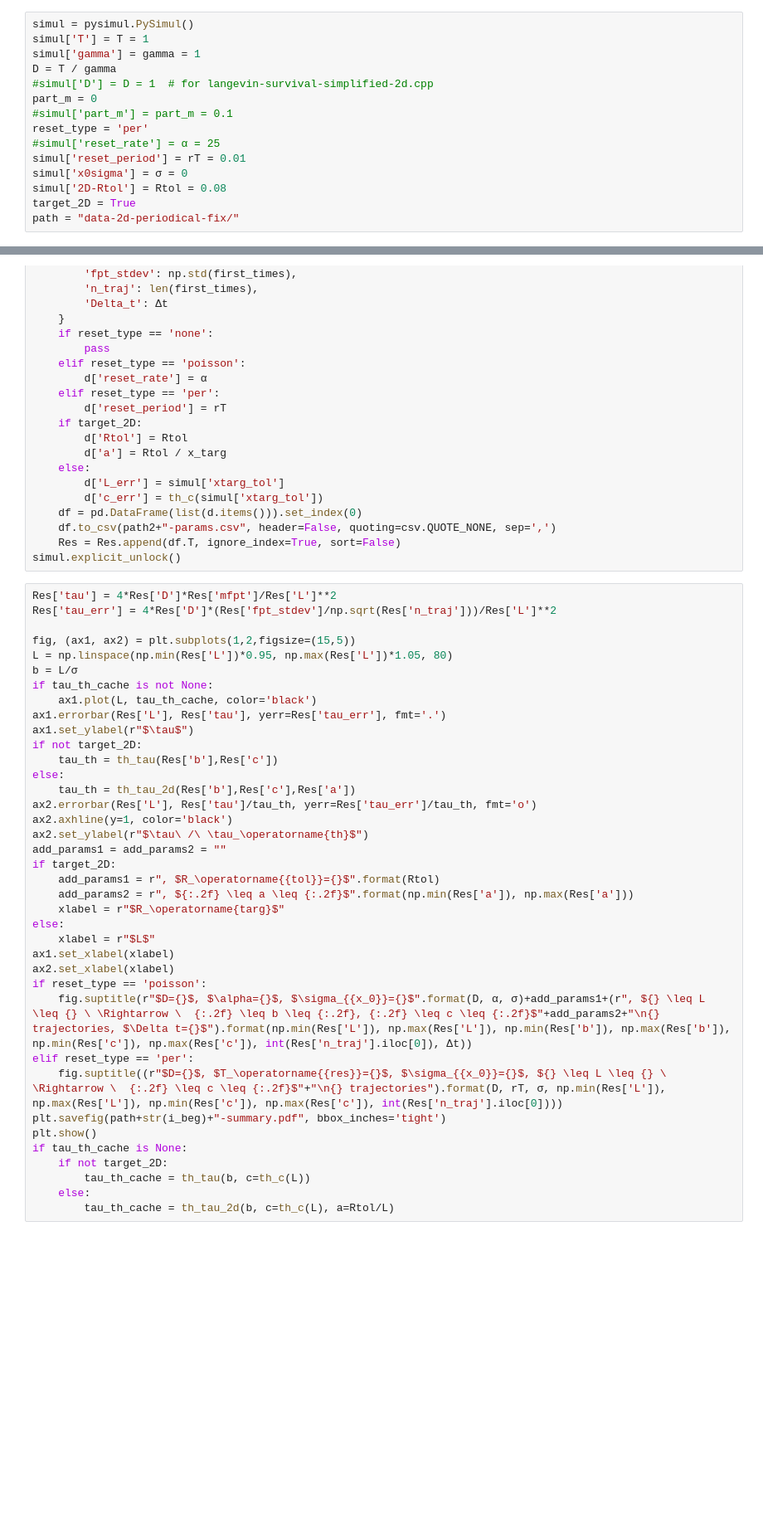
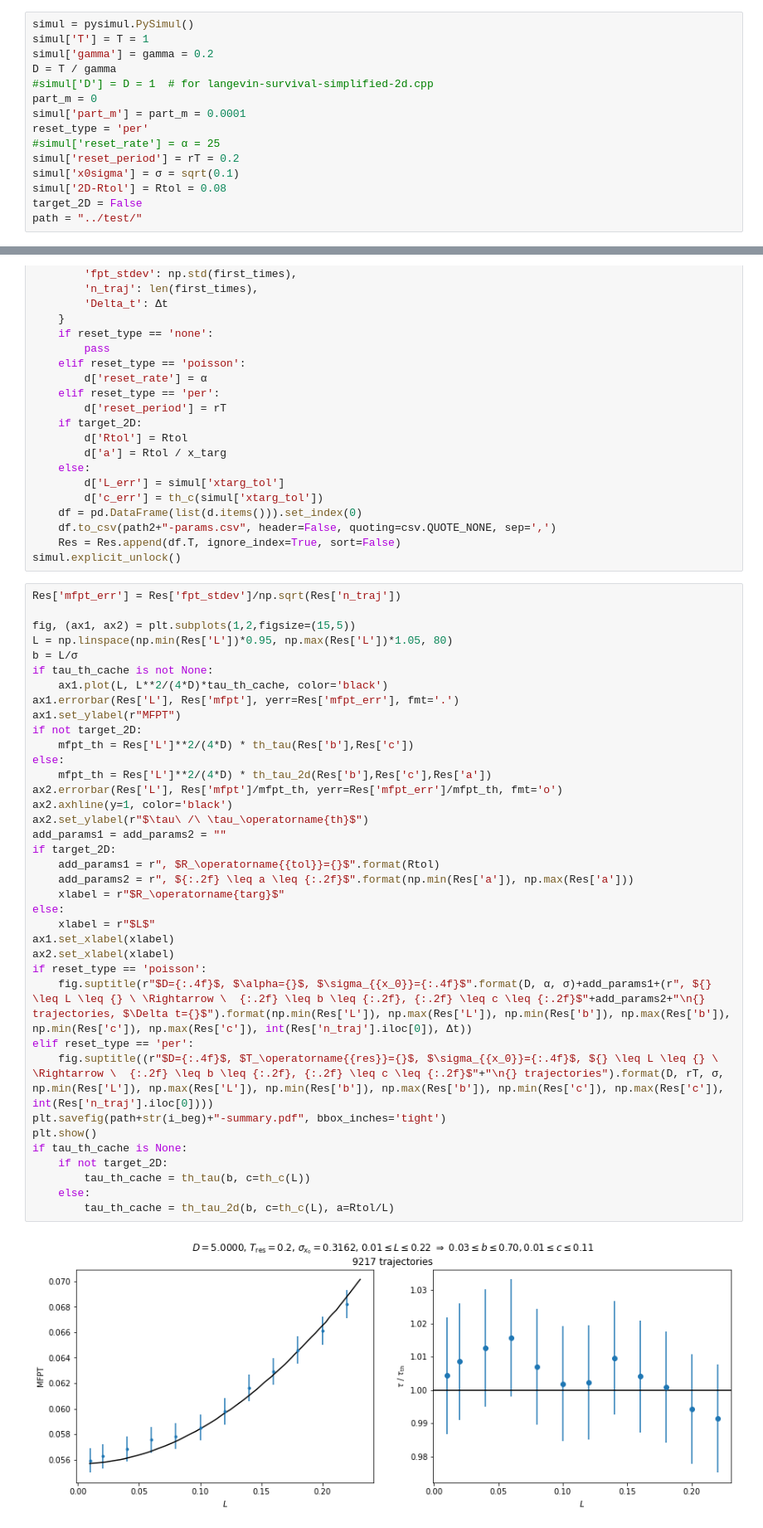
Before and after one commit to xif-fr/BrownianMotion, a Jupyter notebook: langevin-mfpt/langevin-ft-automated.ipynb, the cells around one changed output, grey strips where cells are left out. Shown at 83% size. Saved outputs shown, nothing was run; the diff lists cells and outputs as text; blank space fills up the shorter version.

Commit message:
langevin-ft-automated: experimental data version, comments

```diff
--- a/langevin-mfpt/langevin-ft-automated.ipynb
+++ b/langevin-mfpt/langevin-ft-automated.ipynb
@@ -21,18 +31,18 @@ from math import *
 # %%
 simul = pysimul.PySimul()
 simul['T'] = T = 1
-simul['gamma'] = gamma = 1
+simul['gamma'] = gamma = 0.2
 D = T / gamma
 #simul['D'] = D = 1  # for langevin-survival-simplified-2d.cpp
 part_m = 0
-#simul['part_m'] = part_m = 0.1
+simul['part_m'] = part_m = 0.0001
 reset_type = 'per'
 #simul['reset_rate'] = α = 25
-simul['reset_period'] = rT = 0.01
-simul['x0sigma'] = σ = 0
+simul['reset_period'] = rT = 0.2
+simul['x0sigma'] = σ = sqrt(0.1)
 simul['2D-Rtol'] = Rtol = 0.08
-target_2D = True
-path = "data-2d-periodical-fix/"
+target_2D = False
+path = "../test/"
 # %%
 if reset_type == 'none':
     th_fpt_distrib = None # TODO
@@ -109,43 +123,44 @@ for i in range(len(first_times_xtarg)):
     Res = Res.append(df.T, ignore_index=True, sort=False)
 simul.explicit_unlock()
 # %%
-Res['tau'] = 4*Res['D']*Res['mfpt']/Res['L']**2
-Res['tau_err'] = 4*Res['D']*(Res['fpt_stdev']/np.sqrt(Res['n_traj']))/Res['L']**2
+Res['mfpt_err'] = Res['fpt_stdev']/np.sqrt(Res['n_traj'])
 
 fig, (ax1, ax2) = plt.subplots(1,2,figsize=(15,5))
 L = np.linspace(np.min(Res['L'])*0.95, np.max(Res['L'])*1.05, 80)
 b = L/σ
 if tau_th_cache is not None:
-    ax1.plot(L, tau_th_cache, color='black')
-ax1.errorbar(Res['L'], Res['tau'], yerr=Res['tau_err'], fmt='.')
-ax1.set_ylabel(r"$\tau$")
+    ax1.plot(L, L**2/(4*D)*tau_th_cache, color='black')
+ax1.errorbar(Res['L'], Res['mfpt'], yerr=Res['mfpt_err'], fmt='.')
+ax1.set_ylabel(r"MFPT")
 if not target_2D:
-    tau_th = th_tau(Res['b'],Res['c'])
+    mfpt_th = Res['L']**2/(4*D) * th_tau(Res['b'],Res['c'])
 else:
-    tau_th = th_tau_2d(Res['b'],Res['c'],Res['a'])
-ax2.errorbar(Res['L'], Res['tau']/tau_th, yerr=Res['tau_err']/tau_th, fmt='o')
+    mfpt_th = Res['L']**2/(4*D) * th_tau_2d(Res['b'],Res['c'],Res['a'])
+ax2.errorbar(Res['L'], Res['mfpt']/mfpt_th, yerr=Res['mfpt_err']/mfpt_th, fmt='o')
 ax2.axhline(y=1, color='black')
 ax2.set_ylabel(r"$\tau\ /\ \tau_\operatorname{th}$")
 add_params1 = add_params2 = ""
 if target_2D:
     add_params1 = r", $R_\operatorname{{tol}}={}$".format(Rtol)
     add_params2 = r", ${:.2f} \leq a \leq {:.2f}$".format(np.min(Res['a']), np.max(Res['a']))
     xlabel = r"$R_\operatorname{targ}$"
 else:
     xlabel = r"$L$"
 ax1.set_xlabel(xlabel)
 ax2.set_xlabel(xlabel)
 if reset_type == 'poisson':
-    fig.suptitle(r"$D={}$, $\alpha={}$, $\sigma_{{x_0}}={}$".format(D, α, σ)+add_params1+(r", ${} \leq L \leq {} \ \Rightarrow \  {:.2f} \leq b \leq {:.2f}, {:.2f} \leq c \leq {:.2f}$"+add_params2+"\n{} trajectories, $\Delta t={}$").format(np.min(Res['L']), np.max(Res['L']), np.min(Res['b']), np.max(Res['b']), np.min(Res['c']), np.max(Res['c']), int(Res['n_traj'].iloc[0]), Δt))
+    fig.suptitle(r"$D={:.4f}$, $\alpha={}$, $\sigma_{{x_0}}={:.4f}$".format(D, α, σ)+add_params1+(r", ${} \leq L \leq {} \ \Rightarrow \  {:.2f} \leq b \leq {:.2f}, {:.2f} \leq c \leq {:.2f}$"+add_params2+"\n{} trajectories, $\Delta t={}$").format(np.min(Res['L']), np.max(Res['L']), np.min(Res['b']), np.max(Res['b']), np.min(Res['c']), np.max(Res['c']), int(Res['n_traj'].iloc[0]), Δt))
 elif reset_type == 'per':
-    fig.suptitle((r"$D={}$, $T_\operatorname{{res}}={}$, $\sigma_{{x_0}}={}$, ${} \leq L \leq {} \ \Rightarrow \  {:.2f} \leq c \leq {:.2f}$"+"\n{} trajectories").format(D, rT, σ, np.min(Res['L']), np.max(Res['L']), np.min(Res['c']), np.max(Res['c']), int(Res['n_traj'].iloc[0])))
+    fig.suptitle((r"$D={:.4f}$, $T_\operatorname{{res}}={}$, $\sigma_{{x_0}}={:.4f}$, ${} \leq L \leq {} \ \Rightarrow \  {:.2f} \leq b \leq {:.2f}, {:.2f} \leq c \leq {:.2f}$"+"\n{} trajectories").format(D, rT, σ, np.min(Res['L']), np.max(Res['L']), np.min(Res['b']), np.max(Res['b']), np.min(Res['c']), np.max(Res['c']), int(Res['n_traj'].iloc[0])))
 plt.savefig(path+str(i_beg)+"-summary.pdf", bbox_inches='tight')
 plt.show()
 if tau_th_cache is None:
     if not target_2D:
         tau_th_cache = th_tau(b, c=th_c(L))
     else:
         tau_th_cache = th_tau_2d(b, c=th_c(L), a=Rtol/L)
+# %% [output]
+[figure, added]
 # %% [markdown]
 ---
 ### FPT distrubution for one $L$
```
Also changed, not shown: parts of 7 cells of this notebook, 2 other files.
